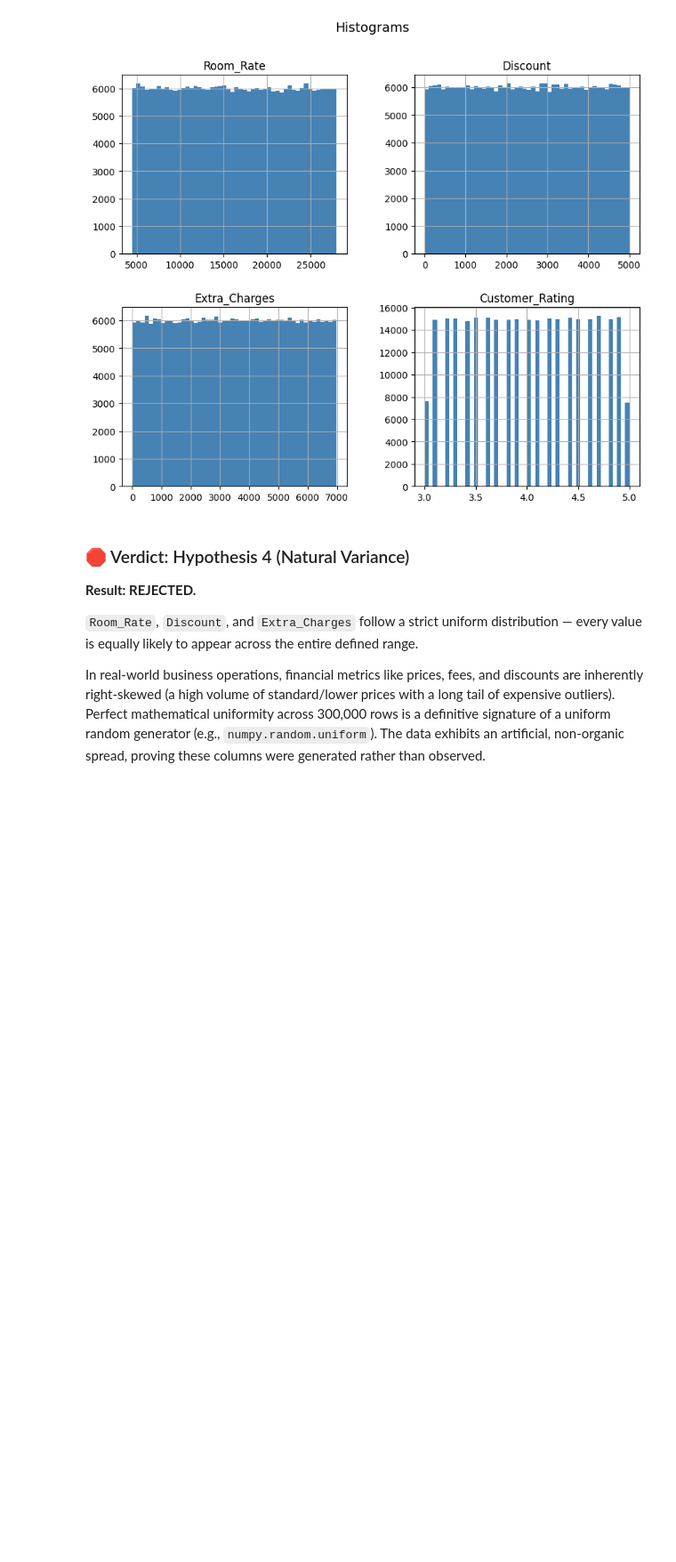
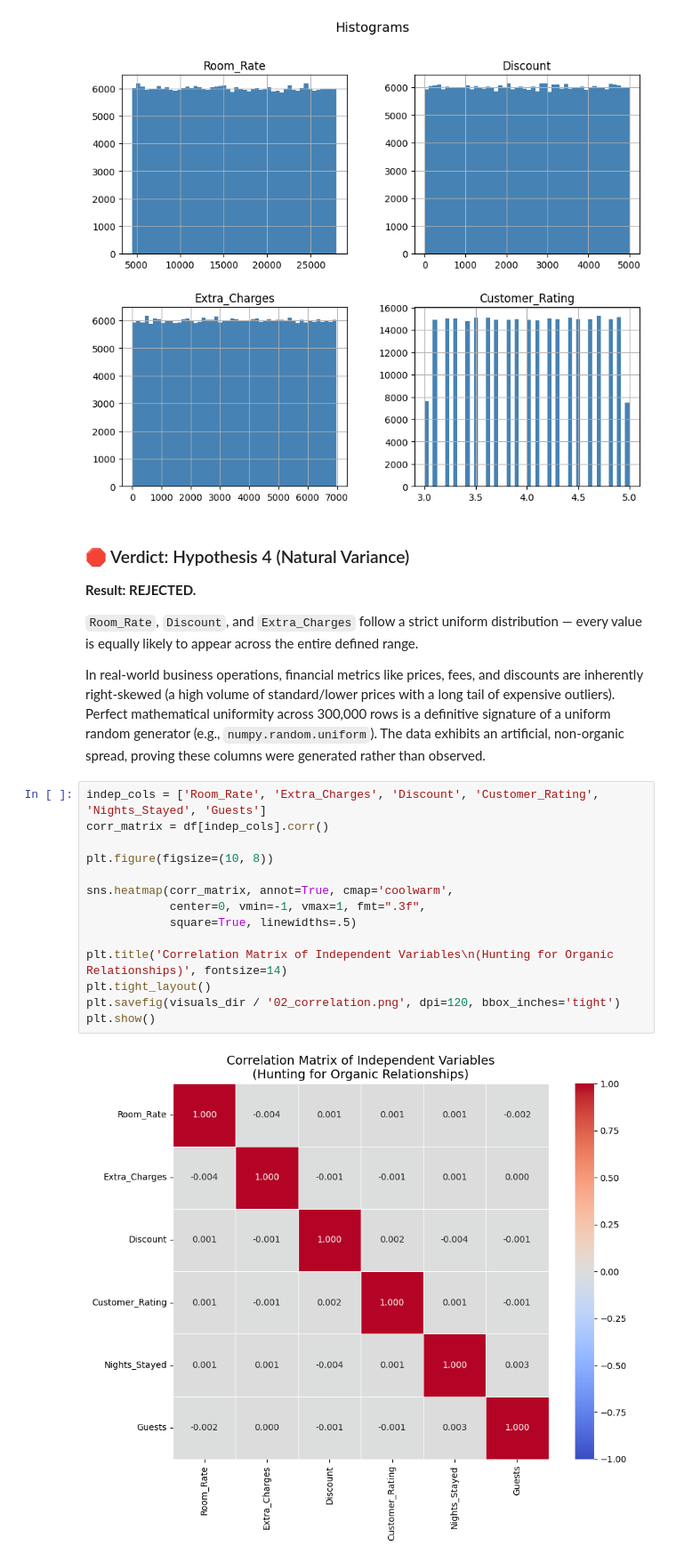
Before and after one commit to maksymzg/hotel-revenue-analytics, a Jupyter notebook: notebooks/02_signal_assessment.ipynb, the cells around one changed output. Shown at 89% size. Drawn from its saved outputs; the diff is of its cells as text; blank space fills up the shorter version.

Commit message:
feat: add correlation analysis (near-zero correlations indicate independent generation)

```diff
--- a/notebooks/02_signal_assessment.ipynb
+++ b/notebooks/02_signal_assessment.ipynb
@@ -258,3 +258,19 @@ plt.show()
 `Room_Rate`, `Discount`, and `Extra_Charges` follow a strict uniform distribution — every value is equally likely to appear across the entire defined range.
 
 In real-world business operations, financial metrics like prices, fees, and discounts are inherently right-skewed (a high volume of standard/lower prices with a long tail of expensive outliers). Perfect mathematical uniformity across 300,000 rows is a definitive signature of a uniform random generator (e.g., `numpy.random.uniform`). The data exhibits an artificial, non-organic spread, proving these columns were generated rather than observed.
+# %%
+indep_cols = ['Room_Rate', 'Extra_Charges', 'Discount', 'Customer_Rating', 'Nights_Stayed', 'Guests']
+corr_matrix = df[indep_cols].corr()
+
+plt.figure(figsize=(10, 8))
+
+sns.heatmap(corr_matrix, annot=True, cmap='coolwarm',
+            center=0, vmin=-1, vmax=1, fmt=".3f",
+            square=True, linewidths=.5)
+
+plt.title('Correlation Matrix of Independent Variables\n(Hunting for Organic Relationships)', fontsize=14)
+plt.tight_layout()
+plt.savefig(visuals_dir / '02_correlation.png', dpi=120, bbox_inches='tight')
+plt.show()
+# %% [output]
+[figure, added]
```
Also changed, not shown: parts of 3 cells of this notebook, 1 other file.
